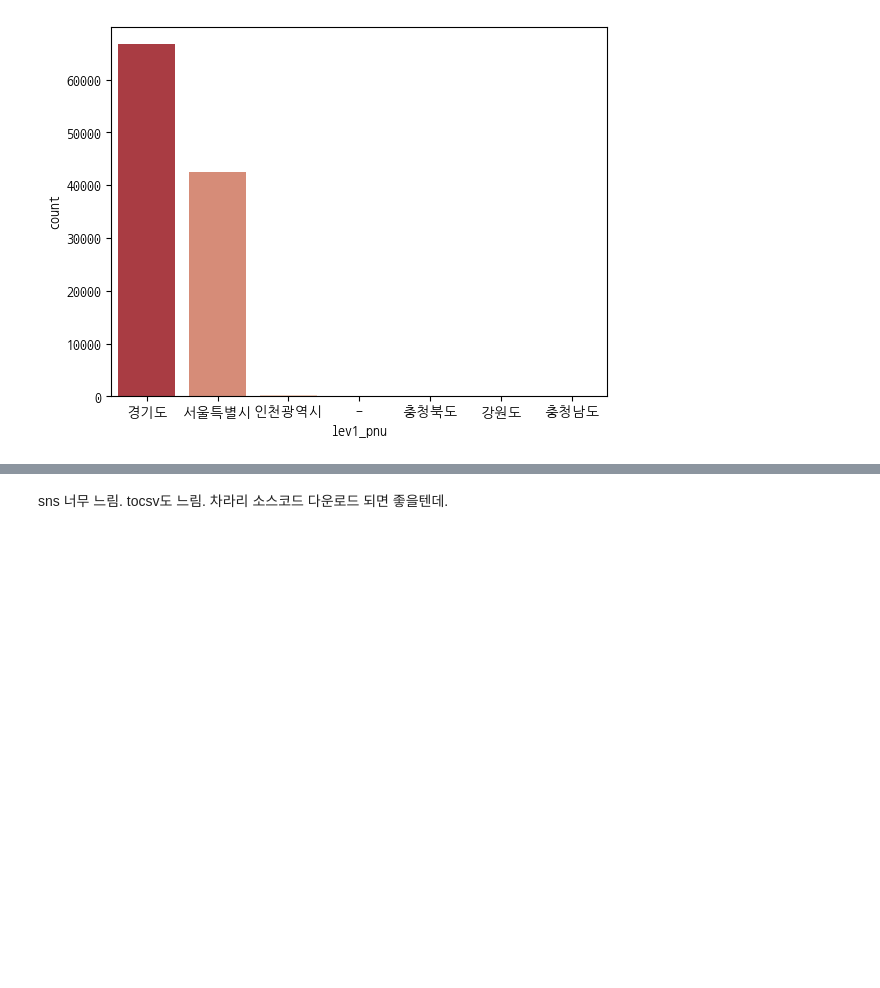
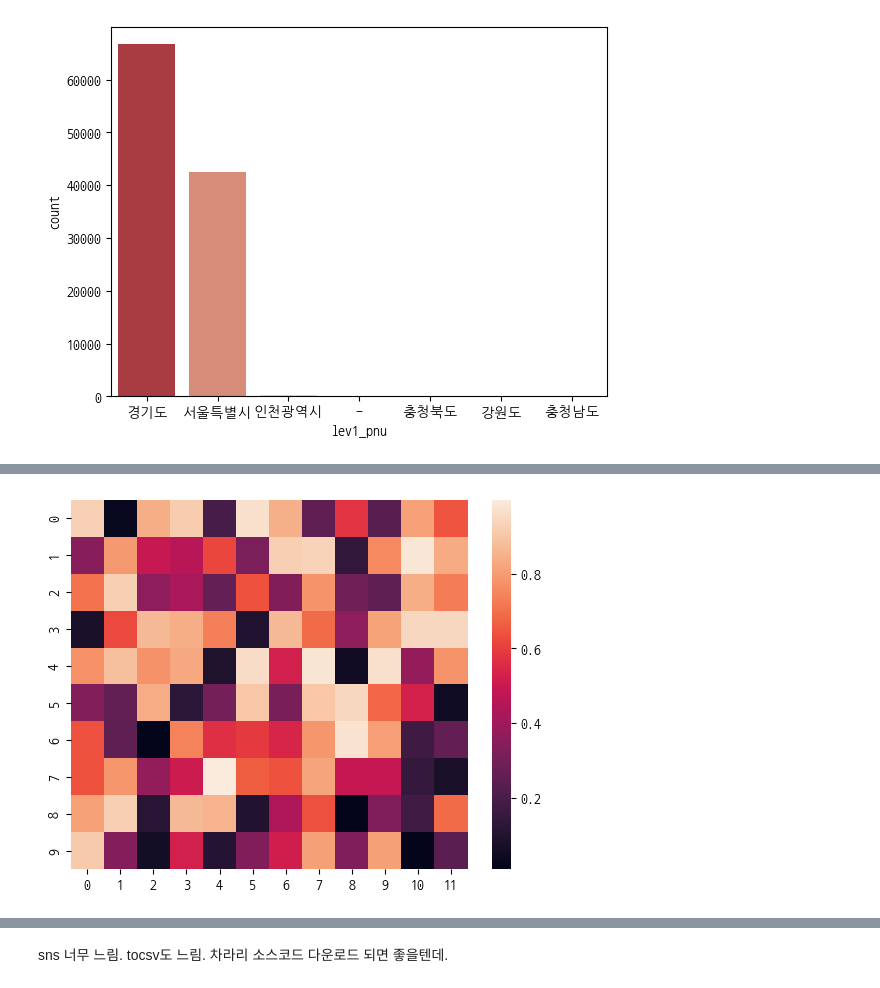
Before and after one commit to sujeengim/aice, a Jupyter notebook: 1-DataAnalysis.ipynb, the cells around one changed output, grey strips where cells are left out. Saved outputs shown, nothing was run; the diff lists cells and outputs as text; code cells hidden in the pictures; blank space fills up the shorter version.

```diff
--- a/1-DataAnalysis.ipynb
+++ b/1-DataAnalysis.ipynb
@@ -376,0 +438,7 @@ ax = sns.histplot(data=df_total_inner, x="ETAA")
+# %%
+# heatmap
+uniform_data = np.random.rand(10,12)
+sns.heatmap(uniform_data)
+plt.show()
+# %% [output]
+[figure, added]
```
Also changed, not shown: parts of 12 cells of this notebook.
